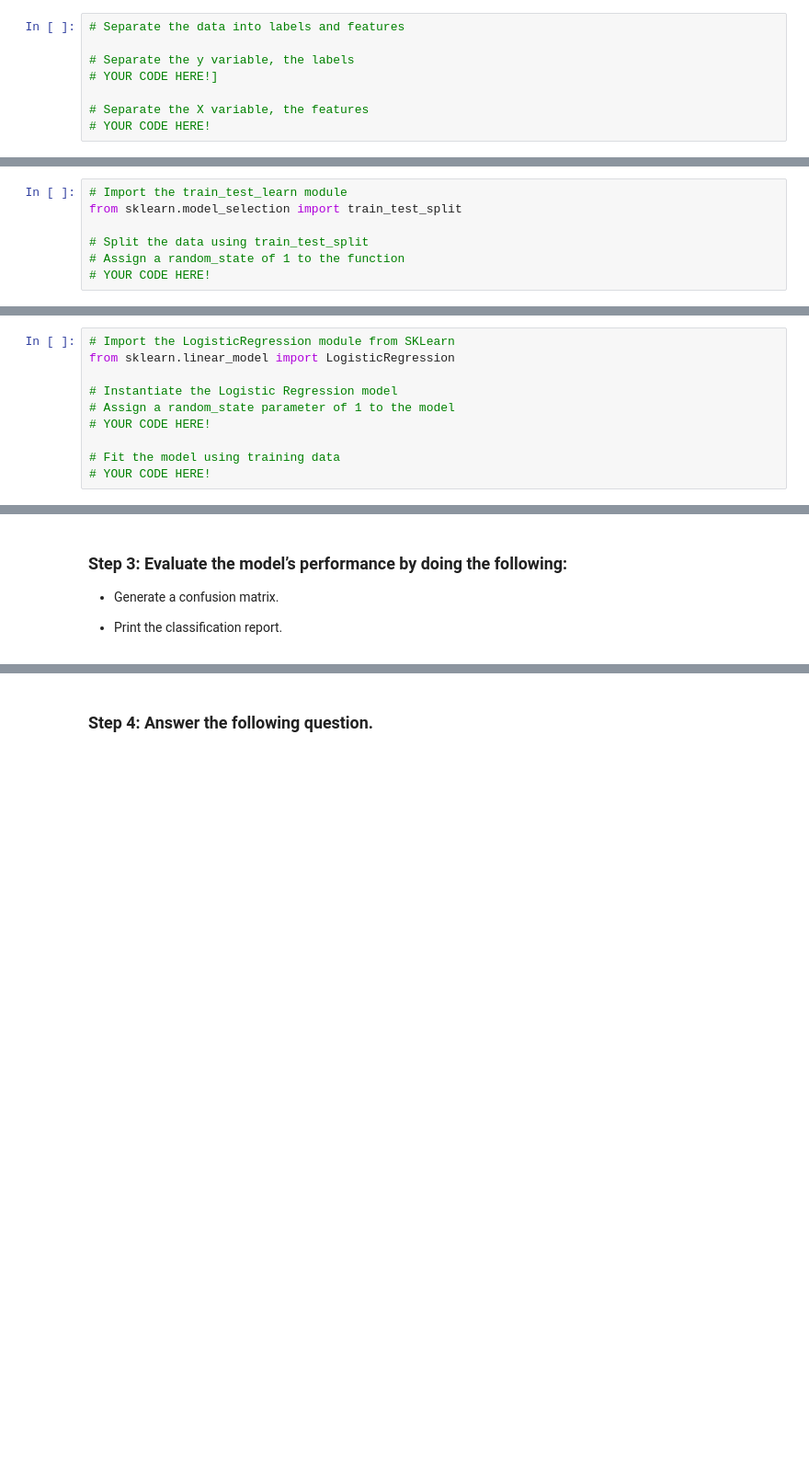
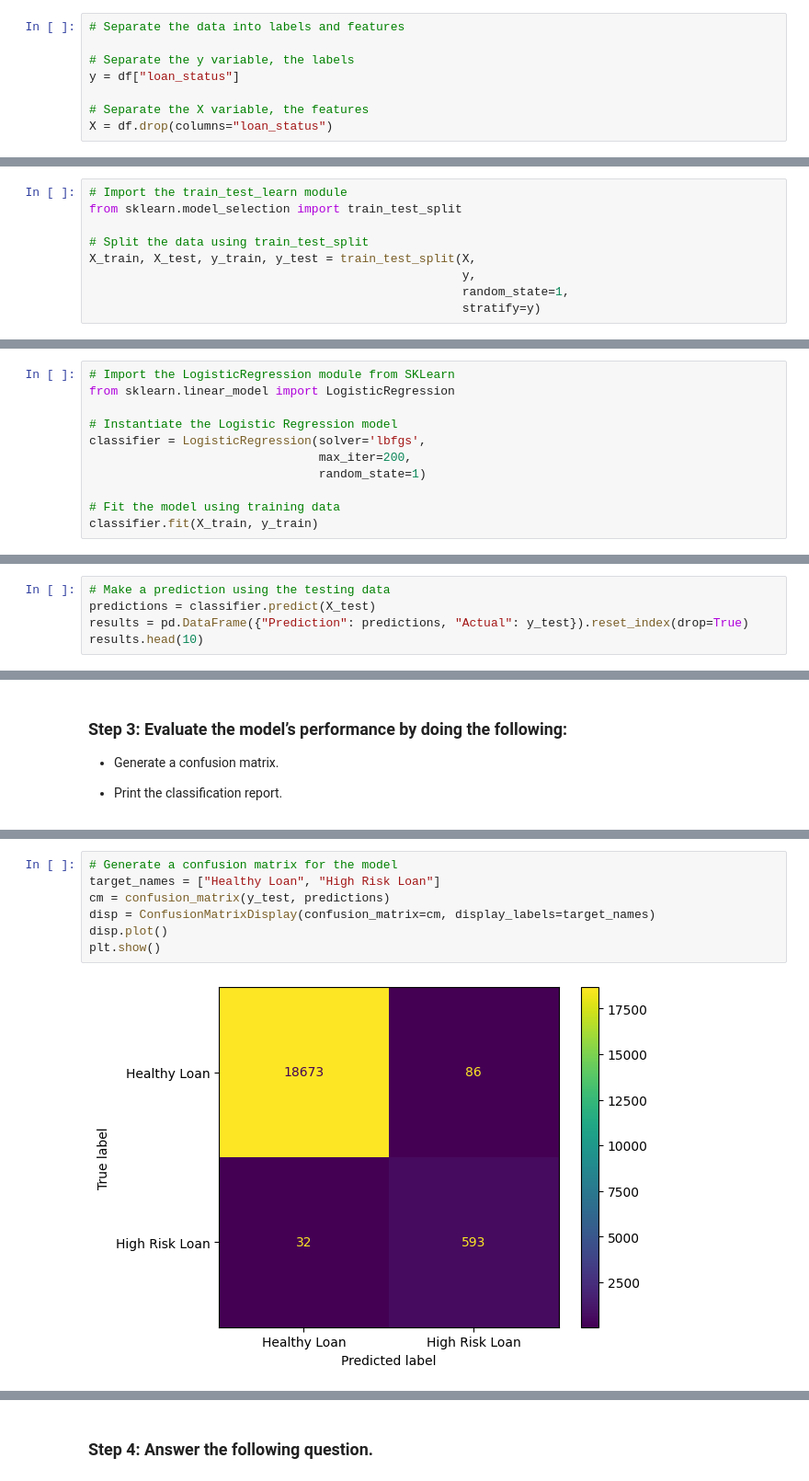
Before and after one commit to Ray-Marshal/credit-risk-classification, a Jupyter notebook: credit_risk_classification.ipynb, the cells around one changed output, grey strips where cells are left out. Shown at 92% size. Cells and saved outputs as stored; diff of their text form; blank space fills up the shorter version.

```diff
--- a/credit_risk_classification.ipynb
+++ b/credit_risk_classification.ipynb
@@ -22,9 +30,9 @@ from sklearn.metrics import confusion_matrix, classification_report
 # Separate the data into labels and features
 
 # Separate the y variable, the labels
-# YOUR CODE HERE!]
+y = df["loan_status"]
 
 # Separate the X variable, the features
-# YOUR CODE HERE!
+X = df.drop(columns="loan_status")
 # %%
 # Review the y variable Series
@@ -39,8 +61,10 @@ from sklearn.metrics import confusion_matrix, classification_report
 from sklearn.model_selection import train_test_split
 
 # Split the data using train_test_split
-# Assign a random_state of 1 to the function
-# YOUR CODE HERE!
+X_train, X_test, y_train, y_test = train_test_split(X,
+                                                    y,
+                                                    random_state=1,
+                                                    stratify=y)
 # %% [markdown]
 ---
 # %% [markdown]
@@ -52,8 +76,9 @@ from sklearn.model_selection import train_test_split
 from sklearn.linear_model import LogisticRegression
 
 # Instantiate the Logistic Regression model
-# Assign a random_state parameter of 1 to the model
-# YOUR CODE HERE!
+classifier = LogisticRegression(solver='lbfgs',
+                                max_iter=200,
+                                random_state=1)
 
 # Fit the model using training data
-# YOUR CODE HERE!
+classifier.fit(X_train, y_train)
@@ -64,0 +89,5 @@ from sklearn.linear_model import LogisticRegression
+# %%
+# Make a prediction using the testing data
+predictions = classifier.predict(X_test)
+results = pd.DataFrame({"Prediction": predictions, "Actual": y_test}).reset_index(drop=True)
+results.head(10)
@@ -74,2 +112,11 @@ from sklearn.linear_model import LogisticRegression
+# %%
+# Generate a confusion matrix for the model
+target_names = ["Healthy Loan", "High Risk Loan"]
+cm = confusion_matrix(y_test, predictions)
+disp = ConfusionMatrixDisplay(confusion_matrix=cm, display_labels=target_names)
+disp.plot()
+plt.show()
+# %% [output]
+[figure, added]
 # %%
 # Print the classification report for the model
```
Also changed, not shown: parts of 11 cells of this notebook.
